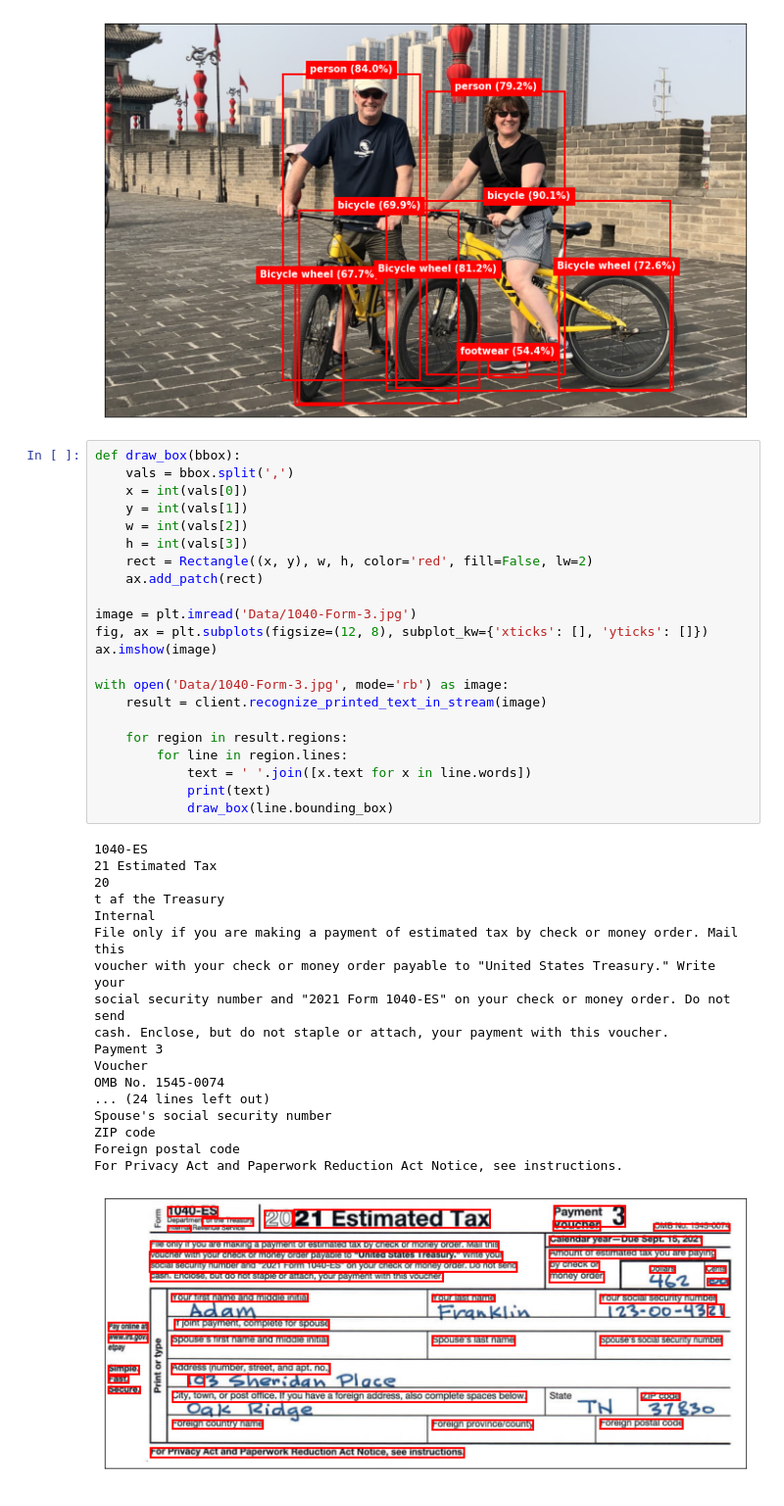
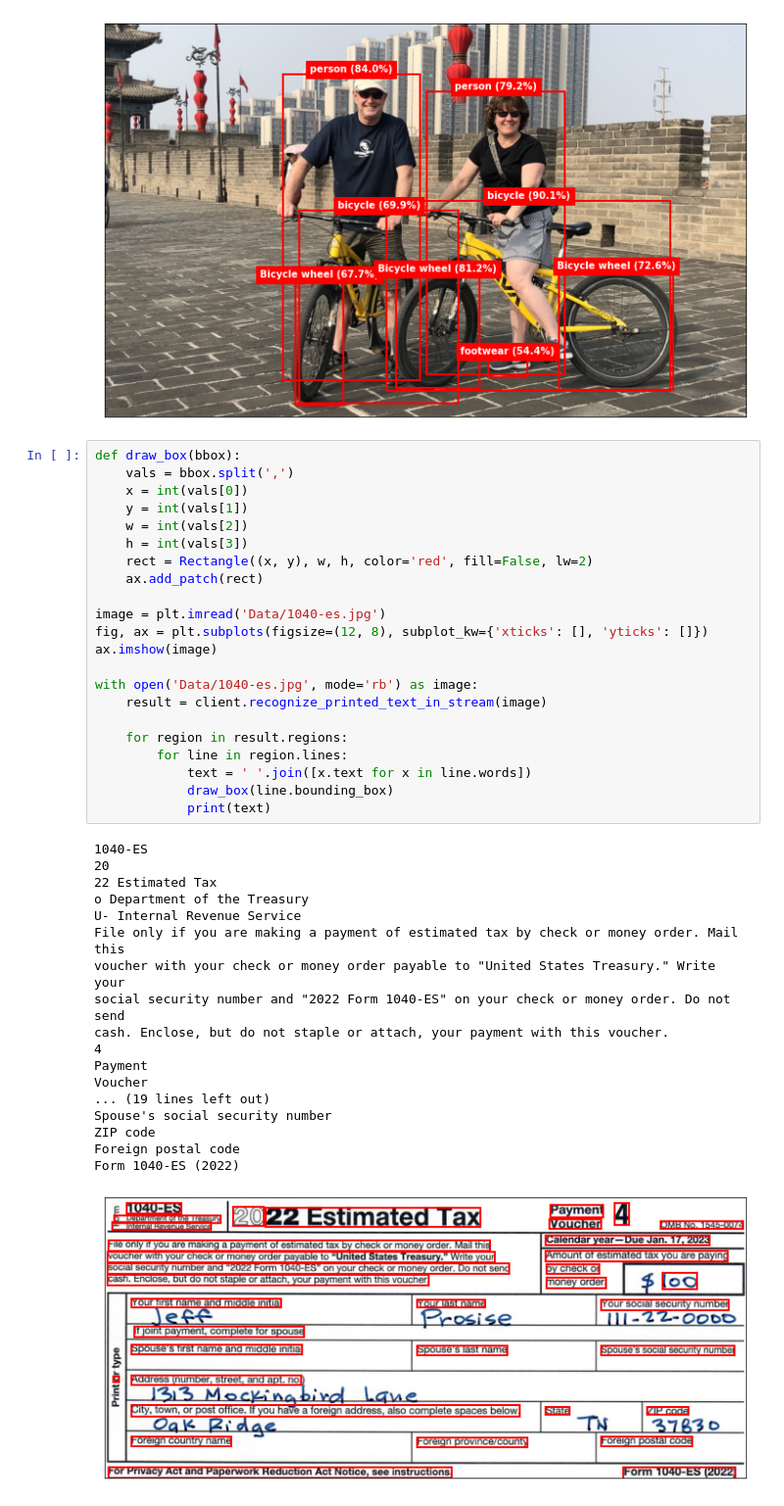
Before and after one commit to jeffprosise/Applied-Machine-Learning, a Jupyter notebook: Chapter 14/Computer Vision Service.ipynb, the cells around one changed output. Shown at 98% size. Cells and saved outputs as stored; diff of their text form.

```diff
--- a/Chapter 14/Computer Vision Service.ipynb
+++ b/Chapter 14/Computer Vision Service.ipynb
@@ -153,44 +153,44 @@ with open('Data/xian.jpg', mode='rb') as image:
 # %%
 def draw_box(bbox):
     vals = bbox.split(',')
     x = int(vals[0])
     y = int(vals[1])
     w = int(vals[2])
     h = int(vals[3])
     rect = Rectangle((x, y), w, h, color='red', fill=False, lw=2)
     ax.add_patch(rect)
 
-image = plt.imread('Data/1040-Form-3.jpg')
+image = plt.imread('Data/1040-es.jpg')
 fig, ax = plt.subplots(figsize=(12, 8), subplot_kw={'xticks': [], 'yticks': []})
 ax.imshow(image)
 
-with open('Data/1040-Form-3.jpg', mode='rb') as image:
+with open('Data/1040-es.jpg', mode='rb') as image:
     result = client.recognize_printed_text_in_stream(image)
 
     for region in result.regions:
         for line in region.lines:
             text = ' '.join([x.text for x in line.words])
+            draw_box(line.bounding_box)
             print(text)
-            draw_box(line.bounding_box)
 # %% [output]
 1040-ES
-21 Estimated Tax
 20
-t af the Treasury
-Internal
+22 Estimated Tax
+o Department of the Treasury
+U- Internal Revenue Service
 File only if you are making a payment of estimated tax by check or money order. Mail this
 voucher with your check or money order payable to "United States Treasury." Write your
-social security number and "2021 Form 1040-ES" on your check or money order. Do not send
+social security number and "2022 Form 1040-ES" on your check or money order. Do not send
 cash. Enclose, but do not staple or attach, your payment with this voucher.
-Payment 3
+4
+Payment
 Voucher
-OMB No. 1545-0074
-... (24 lines left out)
+... (19 lines left out)
 Spouse's social security number
 ZIP code
 Foreign postal code
-For Privacy Act and Paperwork Reduction Act Notice, see instructions.
+Form 1040-ES (2022)
-[figure, old version]
+[figure, new version]
 # %%
 import time
 from azure.cognitiveservices.vision.computervision.models import OperationStatusCodes
```
Also changed, not shown: parts of 4 cells of this notebook, 3 other files.
